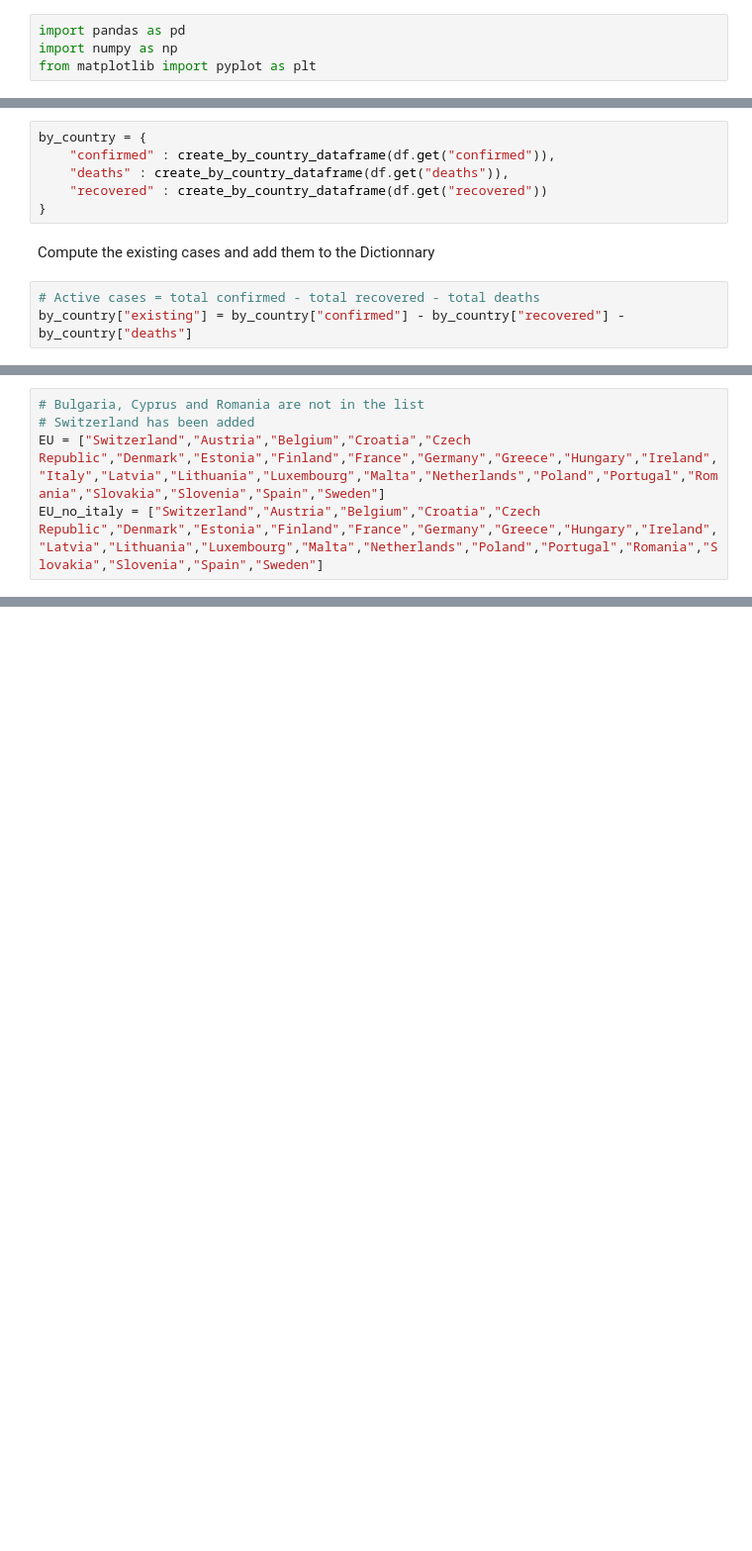
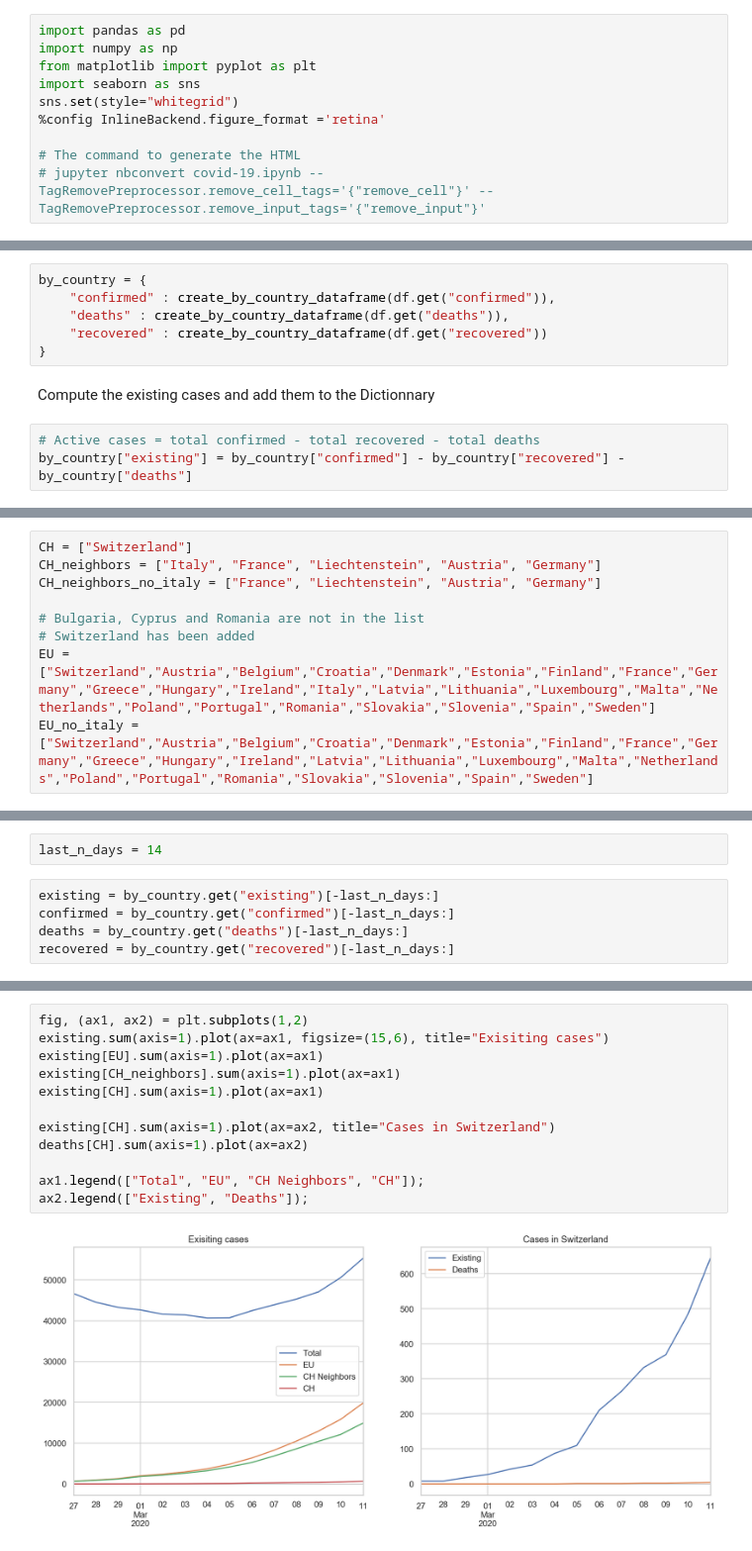
Before and after one commit to fredmontet/co-vidis, a Jupyter notebook: notebooks/covid-19.ipynb, the cells around one changed output, grey strips where cells are left out. Shown at 99% size. Saved outputs shown, nothing was run; the diff lists cells and outputs as text; blank space fills up the shorter version.

```diff
--- a/notebooks/covid-19.ipynb
+++ b/notebooks/covid-19.ipynb
@@ -6,6 +14,12 @@
 import pandas as pd
 import numpy as np
 from matplotlib import pyplot as plt
+import seaborn as sns
+sns.set(style="whitegrid")
+%config InlineBackend.figure_format ='retina'
+
+# The command to generate the HTML
+# jupyter nbconvert covid-19.ipynb --TagRemovePreprocessor.remove_cell_tags='{"remove_cell"}' --TagRemovePreprocessor.remove_input_tags='{"remove_input"}'
 # %% [markdown]
 ## Functions
 # %%
@@ -69,5 +69,9 @@ CH_neighbors_no_italy = ["France", "Liechtenstein", "Austria", "Germany", "Switz
 # %%
+CH = ["Switzerland"]
+CH_neighbors = ["Italy", "France", "Liechtenstein", "Austria", "Germany"]
+CH_neighbors_no_italy = ["France", "Liechtenstein", "Austria", "Germany"]
+
 # Bulgaria, Cyprus and Romania are not in the list
 # Switzerland has been added
-EU = ["Switzerland","Austria","Belgium","Croatia","Czech Republic","Denmark","Estonia","Finland","France","Germany","Greece","Hungary","Ireland","Italy","Latvia","Lithuania","Luxembourg","Malta","Netherlands","Poland","Portugal","Romania","Slovakia","Slovenia","Spain","Sweden"]
-EU_no_italy = ["Switzerland","Austria","Belgium","Croatia","Czech Republic","Denmark","Estonia","Finland","France","Germany","Greece","Hungary","Ireland","Latvia","Lithuania","Luxembourg","Malta","Netherlands","Poland","Portugal","Romania","Slovakia","Slovenia","Spain","Sweden"]
+EU = ["Switzerland","Austria","Belgium","Croatia","Denmark","Estonia","Finland","France","Germany","Greece","Hungary","Ireland","Italy","Latvia","Lithuania","Luxembourg","Malta","Netherlands","Poland","Portugal","Romania","Slovakia","Slovenia","Spain","Sweden"]
+EU_no_italy = ["Switzerland","Austria","Belgium","Croatia","Denmark","Estonia","Finland","France","Germany","Greece","Hungary","Ireland","Latvia","Lithuania","Luxembourg","Malta","Netherlands","Poland","Portugal","Romania","Slovakia","Slovenia","Spain","Sweden"]
@@ -142,0 +86,7 @@ spread[CH_neighbors_no_italy][from_date:].plot(figsize=(20,10),ax=ax2);
+# %%
+last_n_days = 14
+# %%
+existing = by_country.get("existing")[-last_n_days:]
+confirmed = by_country.get("confirmed")[-last_n_days:]
+deaths = by_country.get("deaths")[-last_n_days:]
+recovered = by_country.get("recovered")[-last_n_days:]
@@ -142,0 +95,14 @@ spread[CH_neighbors_no_italy][from_date:].plot(figsize=(20,10),ax=ax2);
+# %%
+fig, (ax1, ax2) = plt.subplots(1,2)
+existing.sum(axis=1).plot(ax=ax1, figsize=(15,6), title="Exisiting cases")
+existing[EU].sum(axis=1).plot(ax=ax1)
+existing[CH_neighbors].sum(axis=1).plot(ax=ax1)
+existing[CH].sum(axis=1).plot(ax=ax1)
+
+existing[CH].sum(axis=1).plot(ax=ax2, title="Cases in Switzerland")
+deaths[CH].sum(axis=1).plot(ax=ax2)
+
+ax1.legend(["Total", "EU", "CH Neighbors", "CH"]);
+ax2.legend(["Existing", "Deaths"]);
+# %% [output]
+[figure, added]
```
Also changed, not shown: parts of 35 cells of this notebook, 2 other files.
